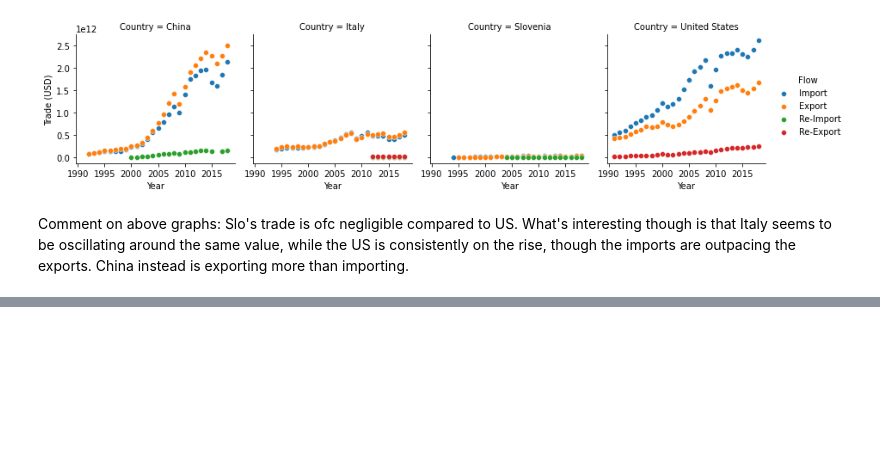
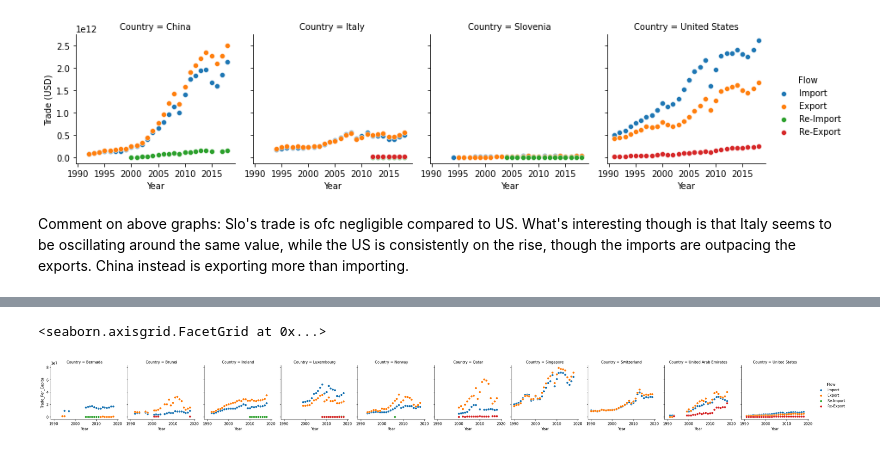
Before and after one commit to tomoumer/un_data_question-tomoumer, a Jupyter notebook: notebooks/UN_Data_Solo.ipynb, the cells around one changed output, grey strips where cells are left out. Drawn from its saved outputs; the diff is of its cells as text; code cells hidden in the pictures; blank space fills up the shorter version.

```diff
--- a/notebooks/UN_Data_Solo.ipynb
+++ b/notebooks/UN_Data_Solo.ipynb
@@ -60,0 +138,11 @@ Comment on above graphs: Slo's trade is ofc negligible compared to US. What's in
+# %%
+population = (
+    population
+    .loc[population['Variant'] == 'No change']
+    .drop(columns='Variant')
+    .rename(columns={'Country or Area' : 'Country', 'Year(s)' : 'Year', 'Value' : 'Population'})
+)
+population['Country'] = population['Country'].str.replace('United States of America', 'United States')
+population['Country'] = population['Country'].str.replace('Brunei Darussalam', 'Brunei')
+# %%
+gdp_trade_pop = pd.merge(gdp_trade, population, "inner", on=['Country', 'Year'])
@@ -60,0 +151,2 @@ Comment on above graphs: Slo's trade is ofc negligible compared to US. What's in
+# %%
+gdp_trade_pop['Trade_Per_Capita'] = gdp_trade_pop['Trade (USD)'] / gdp_trade_pop['Population']
@@ -60,0 +162,11 @@ Comment on above graphs: Slo's trade is ofc negligible compared to US. What's in
+# %%
+g3 = sns.FacetGrid(
+    gdp_trade_pop.loc[gdp_trade_pop['Country'].isin(top10_gdp)],
+    col='Country',
+    hue='Flow'
+)
+g3.map(sns.scatterplot, 'Year', 'Trade_Per_Capita')
+g3.add_legend()
+# %% [output]
+<seaborn.axisgrid.FacetGrid at 0x...>
+[figure, added]
```
Also changed, not shown: parts of 21 cells of this notebook.
